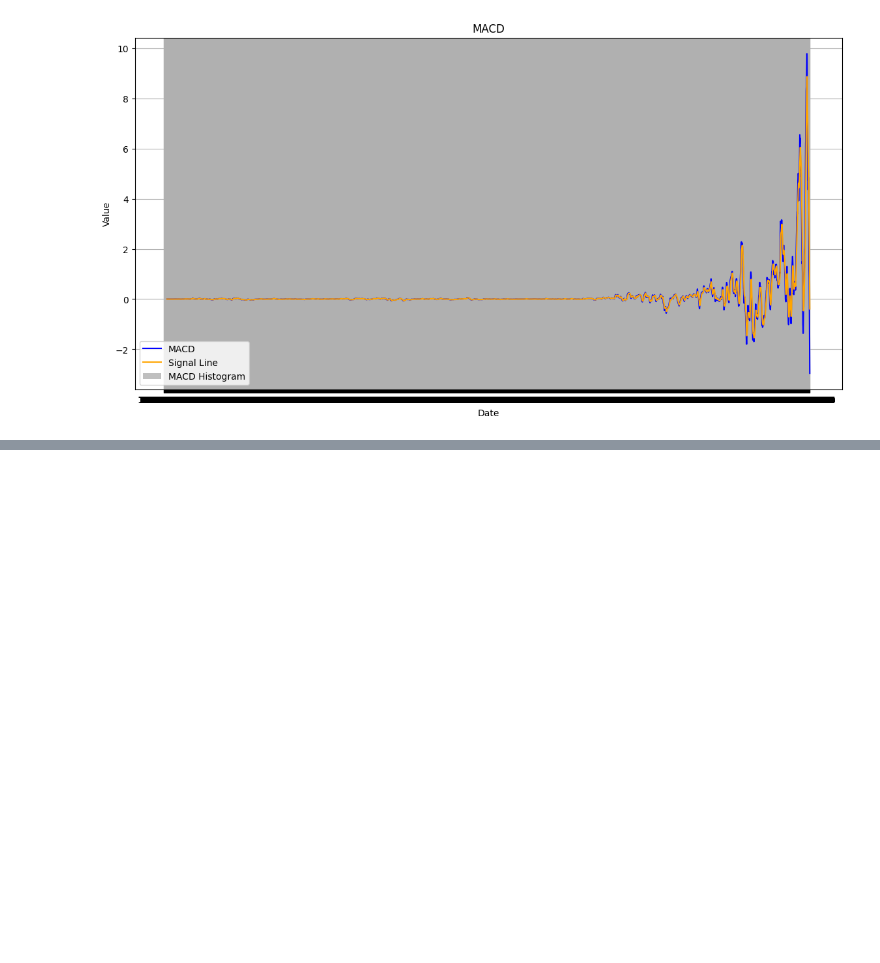
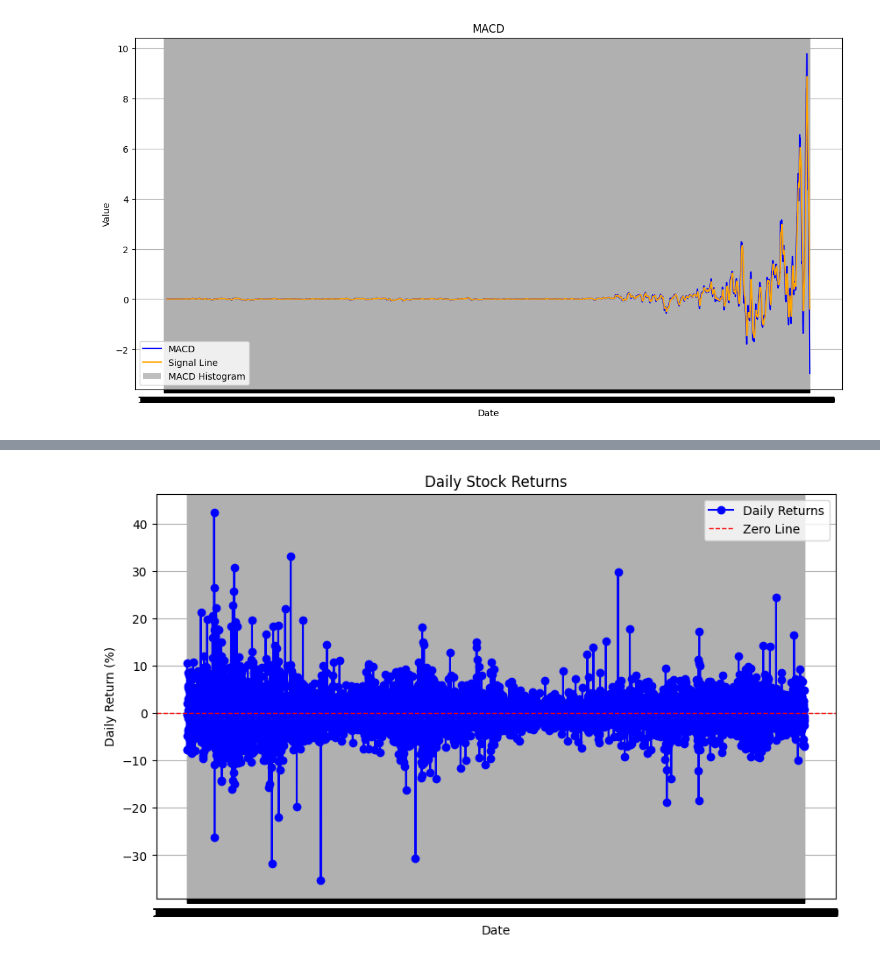
Before and after one commit to hiwothadush/stock_market_data_analysisis, a Jupyter notebook: Task_2.ipynb, the cells around one changed output, grey strips where cells are left out. Saved outputs shown, nothing was run; the diff lists cells and outputs as text; code cells hidden in the pictures; blank space fills up the shorter version.

```diff
--- a/Task_2.ipynb
+++ b/Task_2.ipynb
@@ -157,3 +157,6 @@ plt.grid()
 plt.show()
 # %% [output]
 [figure]
+# %%
+# Percentage change in closing prices
+df['Daily_Return'] = df['Close'].pct_change() * 100
@@ -159,0 +184,13 @@ plt.show()
+# %%
+# --- Plot Daily Returns ---
+plt.figure(figsize=(10, 6))
+plt.plot(df['Date'], df['Daily_Return'], marker='o', linestyle='-', color='blue', label='Daily Returns')
+plt.axhline(0, color='red', linestyle='--', linewidth=1, label='Zero Line')
+plt.title('Daily Stock Returns')
+plt.xlabel('Date')
+plt.ylabel('Daily Return (%)')
+plt.legend()
+plt.grid()
+plt.show()
+# %% [output]
+[figure, added]
```
Also changed, not shown: parts of 3 cells of this notebook.
